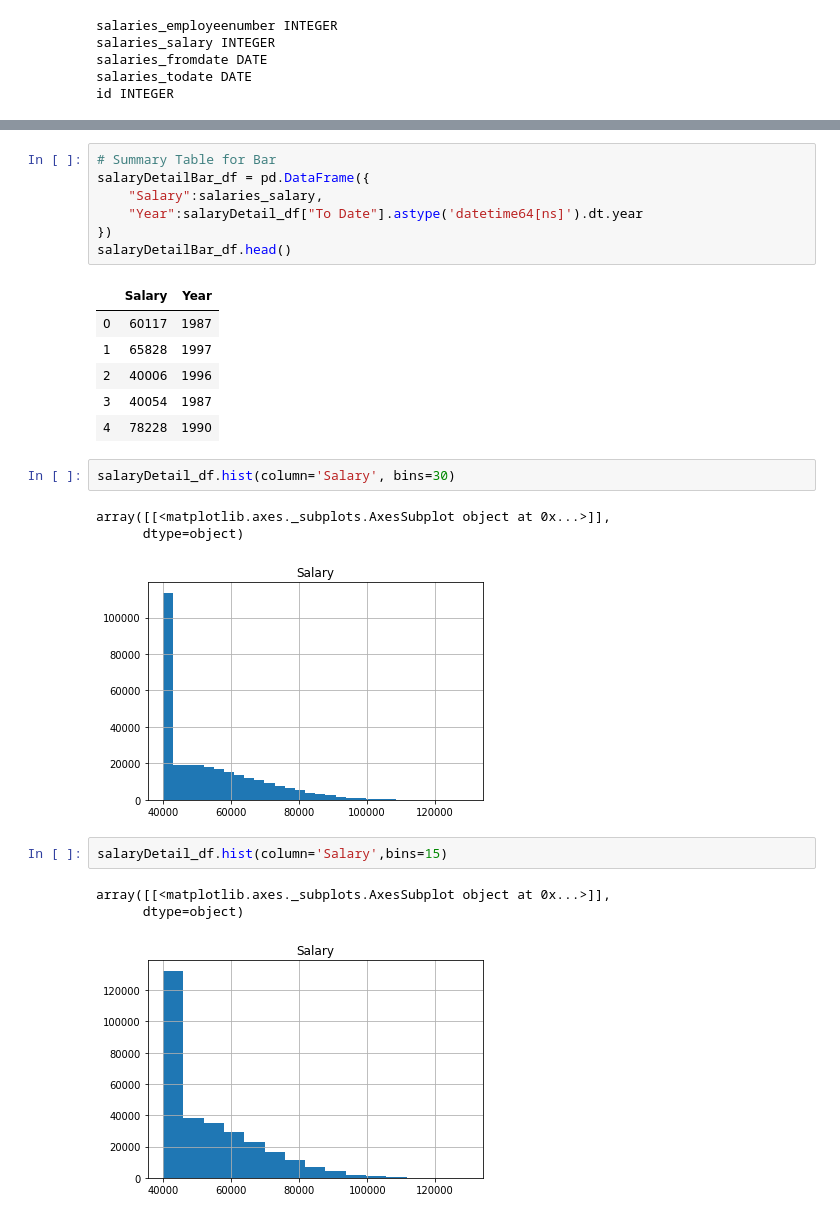
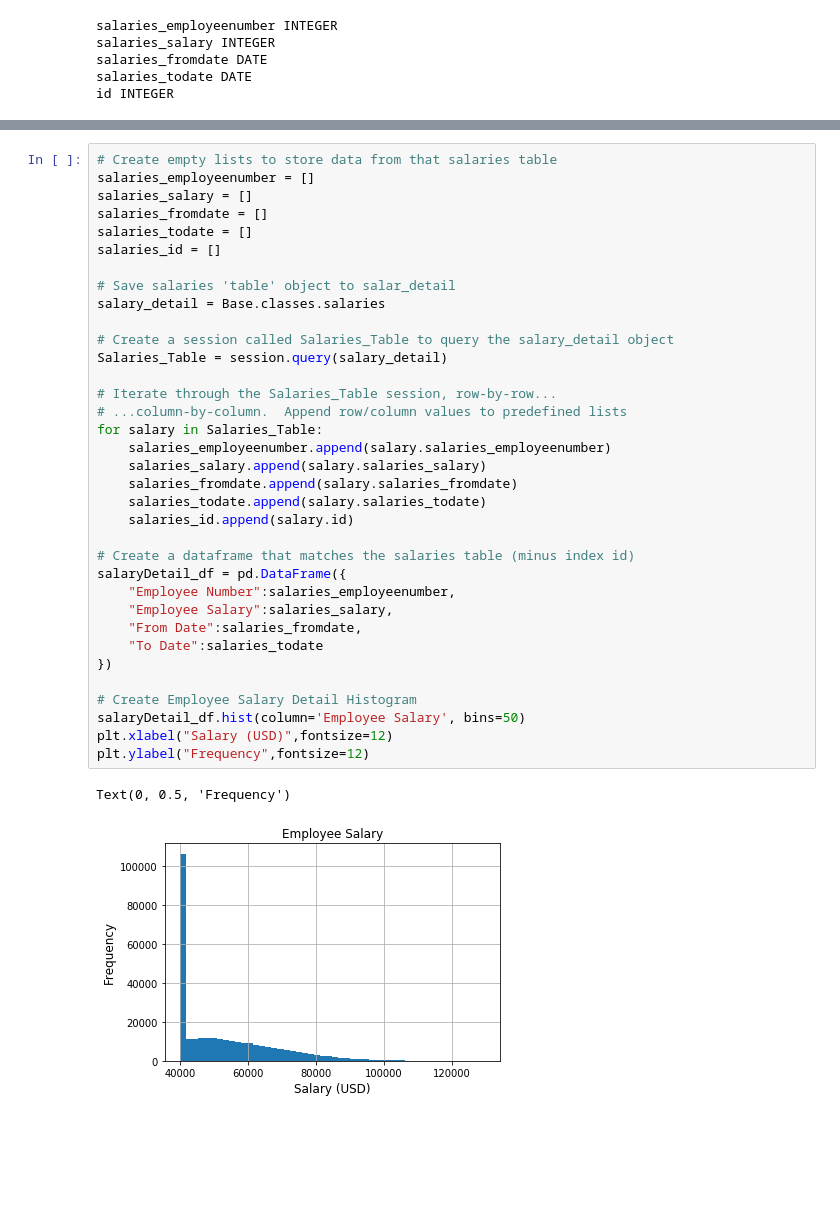
Before and after one commit to kirpatrick/sql-challenge, a Jupyter notebook: EmployeeSQL/employeeSQL_salaryAnalysis.ipynb, the cells around one changed output, grey strips where cells are left out. Drawn from its saved outputs; the diff is of its cells as text; blank space fills up the shorter version.

```diff
--- a/EmployeeSQL/employeeSQL_salaryAnalysis.ipynb
+++ b/EmployeeSQL/employeeSQL_salaryAnalysis.ipynb
@@ -201,27 +131,39 @@ salaryDetail_df.head()
-# %%
-# Summary Table for Bar
-salaryDetailBar_df = pd.DataFrame({
-    "Salary":salaries_salary,
-    "Year":salaryDetail_df["To Date"].astype('datetime64[ns]').dt.year
-})
-salaryDetailBar_df.head()
-# %% [output]
-|  | Salary | Year |
-| 0 | 60117 | 1987 |
-| 1 | 65828 | 1997 |
-| 2 | 40006 | 1996 |
-| 3 | 40054 | 1987 |
-| 4 | 78228 | 1990 |
-# %%
-salaryDetail_df.hist(column='Salary', bins=30)
-# %% [output]
-array([[<matplotlib.axes._subplots.AxesSubplot object at 0x...>]],
-      dtype=object)
-[figure, removed]
-# %%
-salaryDetail_df.hist(column='Salary',bins=15)
-# %% [output]
-array([[<matplotlib.axes._subplots.AxesSubplot object at 0x...>]],
-      dtype=object)
-[figure, removed]
+# %%
+# Create empty lists to store data from that salaries table
+salaries_employeenumber = []
+salaries_salary = []
+salaries_fromdate = []
+salaries_todate = []
+salaries_id = []
+
+# Save salaries 'table' object to salar_detail
+salary_detail = Base.classes.salaries
+
+# Create a session called Salaries_Table to query the salary_detail object
+Salaries_Table = session.query(salary_detail)
+
+# Iterate through the Salaries_Table session, row-by-row...
+# ...column-by-column.  Append row/column values to predefined lists
+for salary in Salaries_Table:
+    salaries_employeenumber.append(salary.salaries_employeenumber)
+    salaries_salary.append(salary.salaries_salary)
+    salaries_fromdate.append(salary.salaries_fromdate)
+    salaries_todate.append(salary.salaries_todate)
+    salaries_id.append(salary.id)
+
+# Create a dataframe that matches the salaries table (minus index id)
+salaryDetail_df = pd.DataFrame({
+    "Employee Number":salaries_employeenumber,
+    "Employee Salary":salaries_salary,
+    "From Date":salaries_fromdate,
+    "To Date":salaries_todate
+})
+
+# Create Employee Salary Detail Histogram
+salaryDetail_df.hist(column='Employee Salary', bins=50)
+plt.xlabel("Salary (USD)",fontsize=12)
+plt.ylabel("Frequency",fontsize=12)
+# %% [output]
+Text(0, 0.5, 'Frequency')
+[figure, added]
 # %%
```
Also changed, not shown: parts of 39 cells of this notebook, 2 other files.
